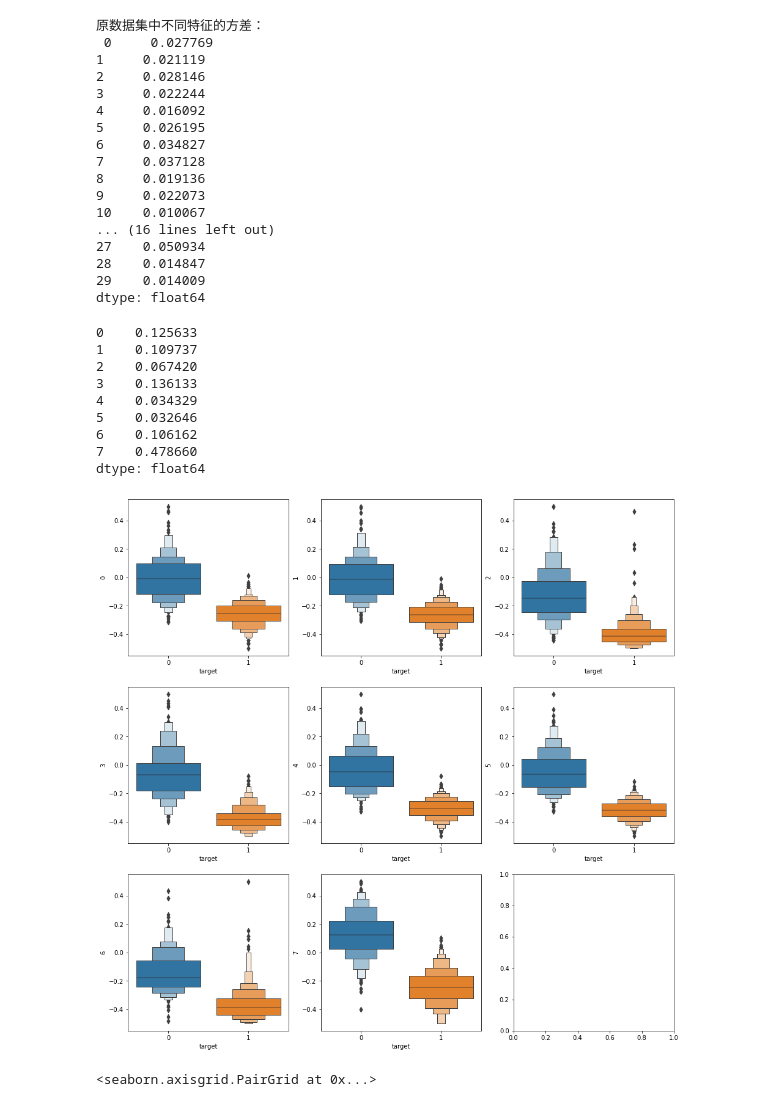
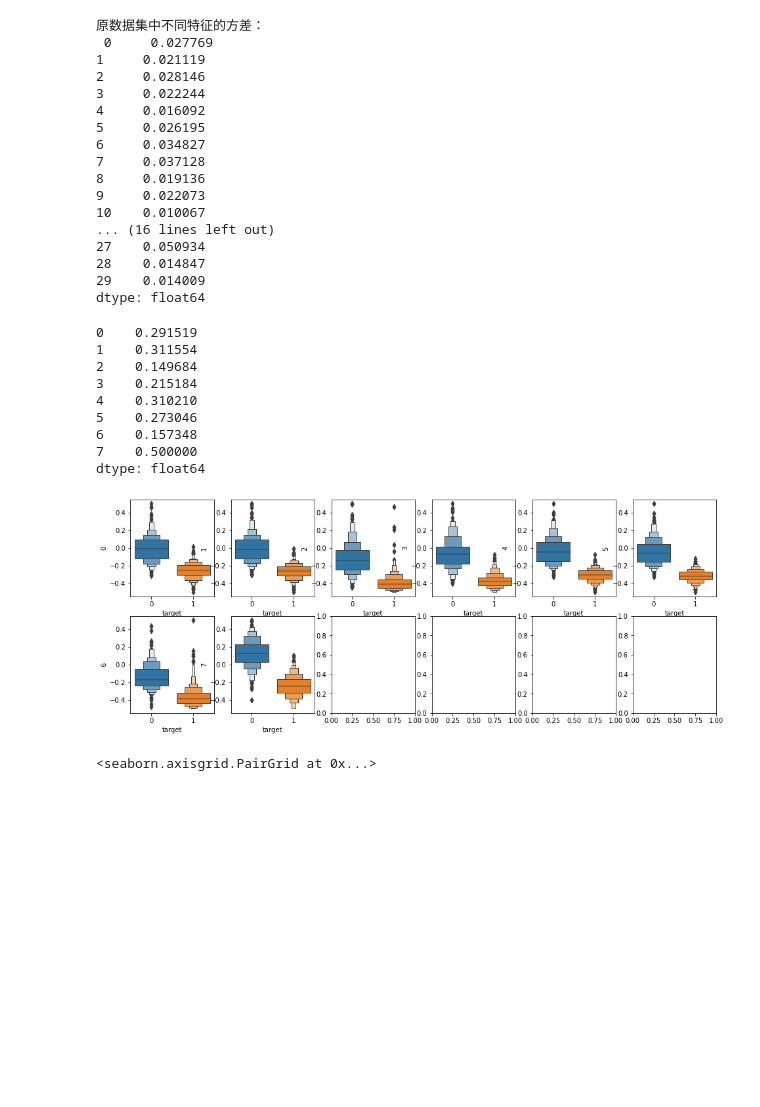
Before and after one commit to yuchouxuan/study, a Jupyter notebook: aistudy/example/Untitled.ipynb, the cells around one changed output. Cells and saved outputs as stored; diff of their text form; code cells hidden in the pictures; blank space fills up the shorter version.

```diff
--- a/aistudy/example/Untitled.ipynb
+++ b/aistudy/example/Untitled.ipynb
@@ -63,0 +32,7 @@ pf[pf['target']==1]
+# %%
+fig, axes = plt.subplots(2, 15, figsize=[16, 4])
+num=0
+for i in range(30):
+    g=sns.violinplot(y=i,data=pf,ax=axes[i//15,i%15],)
+    num+=1
+plt.show()
@@ -64,8 +41,8 @@ pf[pf['target']==1]
 # %%
-fig, axes = plt.subplots(6, 5, figsize=[16, 26])
+fig, axes = plt.subplots(3, 11, figsize=[26, 10])
 num=0
 for i in range(30):
-    g=sns.violinplot(y=i,data=pf,ax=axes[num//5,num%5],)
+    g=sns.boxplot(x='target',y=i,data=pf,ax=axes[num//11,num%11])
     num+=1
 plt.show()
 # %% [output]
@@ -78,7 +49,0 @@ pd.plotting.andrews_curves(pf, 'target')
-# %%
-fig, axes = plt.subplots(8, 4, figsize=[16, 30])
-num=0
-for i in range(30):
-    g=sns.boxplot(x='target',y=i,data=pf,ax=axes[num//4,num%4])
-    num+=1
-plt.show()
@@ -139,7 +102,7 @@ import torch.optim as optim
 from sklearn.datasets import load_iris
 from sklearn import svm
 from sklearn.feature_selection import VarianceThreshold
-
+torch.cuda.empty_cache()
 
 def boxplot_fill(col):
     # 计算iqr：数据四分之三分位值与四分之一分位值的差
@@ -196,25 +159,25 @@ x_train_1.max()
 28    0.014847
 29    0.014009
 dtype: float64
-0    0.125633
-1    0.109737
-2    0.067420
-3    0.136133
-4    0.034329
-5    0.032646
-6    0.106162
-7    0.478660
+0    0.291519
+1    0.311554
+2    0.149684
+3    0.215184
+4    0.310210
+5    0.273046
+6    0.157348
+7    0.500000
 dtype: float64
 # %%
 from math import *
-fig, axes = plt.subplots(int(ceil(in_V/3)), 3, figsize=[16, 16])
+fig, axes = plt.subplots(int(ceil(in_V/6)), 6, figsize=[16, 6])
 num=0
 for i in cols:
-    g=sns.boxenplot(x='target',y=i,data=pf,ax=axes[num//3,num%3])
+    g=sns.boxenplot(x='target',y=i,data=pf,ax=axes[num//6,num%6])
     num+=1
 plt.show()
 # %% [output]
-[figure, old version]
+[figure, new version]
 # %%
 import seaborn as sns
 closx=[i for i in range(in_V)]
```
Also changed, not shown: parts of 11 cells of this notebook, 13 other files.
